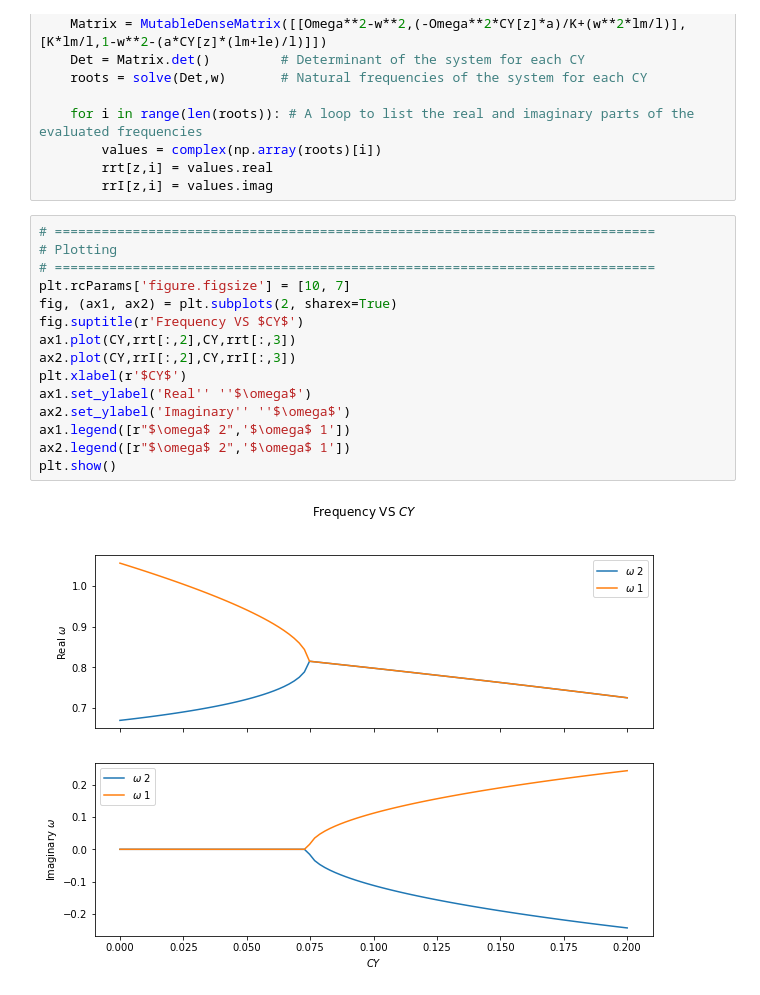
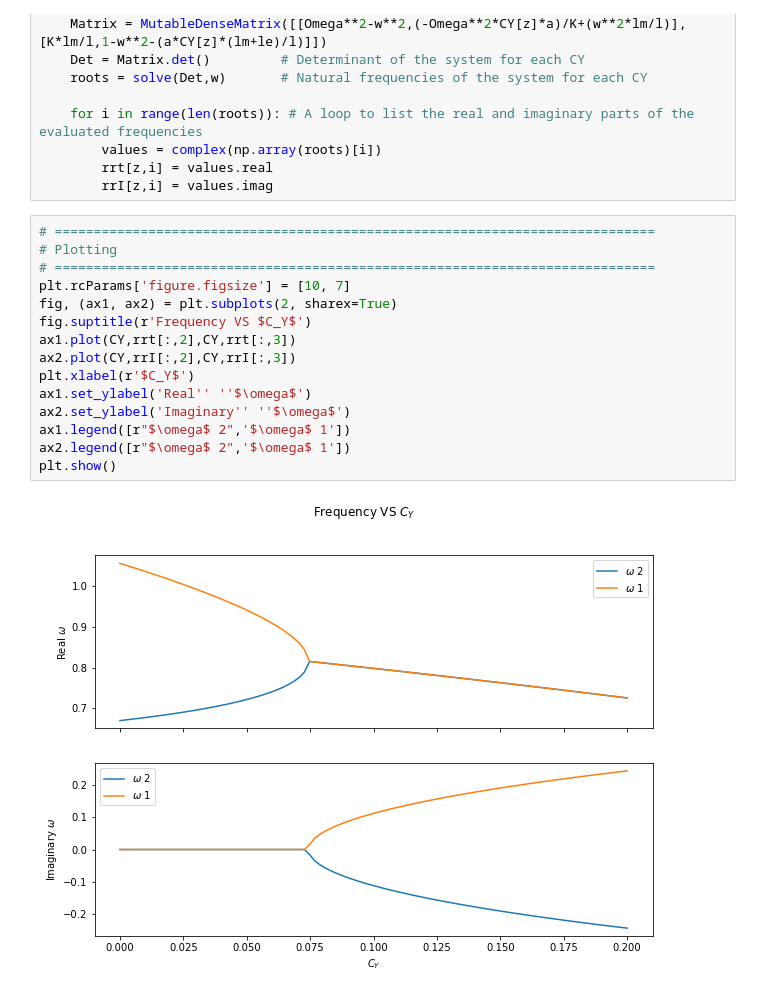
Before and after one commit to lm2-poly/FSI, a Jupyter notebook: Chapitre_4/Flutter.ipynb, the cells around one changed output. Drawn from its saved outputs; the diff is of its cells as text.

```diff
--- a/Chapitre_4/Flutter.ipynb
+++ b/Chapitre_4/Flutter.ipynb
@@ -101,17 +101,17 @@ for z in range(len(CY)):       # A loop to evaluate the determinants and solve f
 # %%
 # =============================================================================
 # Plotting
 # =============================================================================
 plt.rcParams['figure.figsize'] = [10, 7]
 fig, (ax1, ax2) = plt.subplots(2, sharex=True)
-fig.suptitle(r'Frequency VS $CY$')
+fig.suptitle(r'Frequency VS $C_Y$')
 ax1.plot(CY,rrt[:,2],CY,rrt[:,3])
 ax2.plot(CY,rrI[:,2],CY,rrI[:,3])
-plt.xlabel(r'$CY$')
+plt.xlabel(r'$C_Y$')
 ax1.set_ylabel('Real'' ''$\omega$')
 ax2.set_ylabel('Imaginary'' ''$\omega$')
 ax1.legend([r"$\omega$ 2",'$\omega$ 1'])
 ax2.legend([r"$\omega$ 2",'$\omega$ 1'])
 plt.show()
 # %% [output]
-[figure, old version]
+[figure, new version]
```
